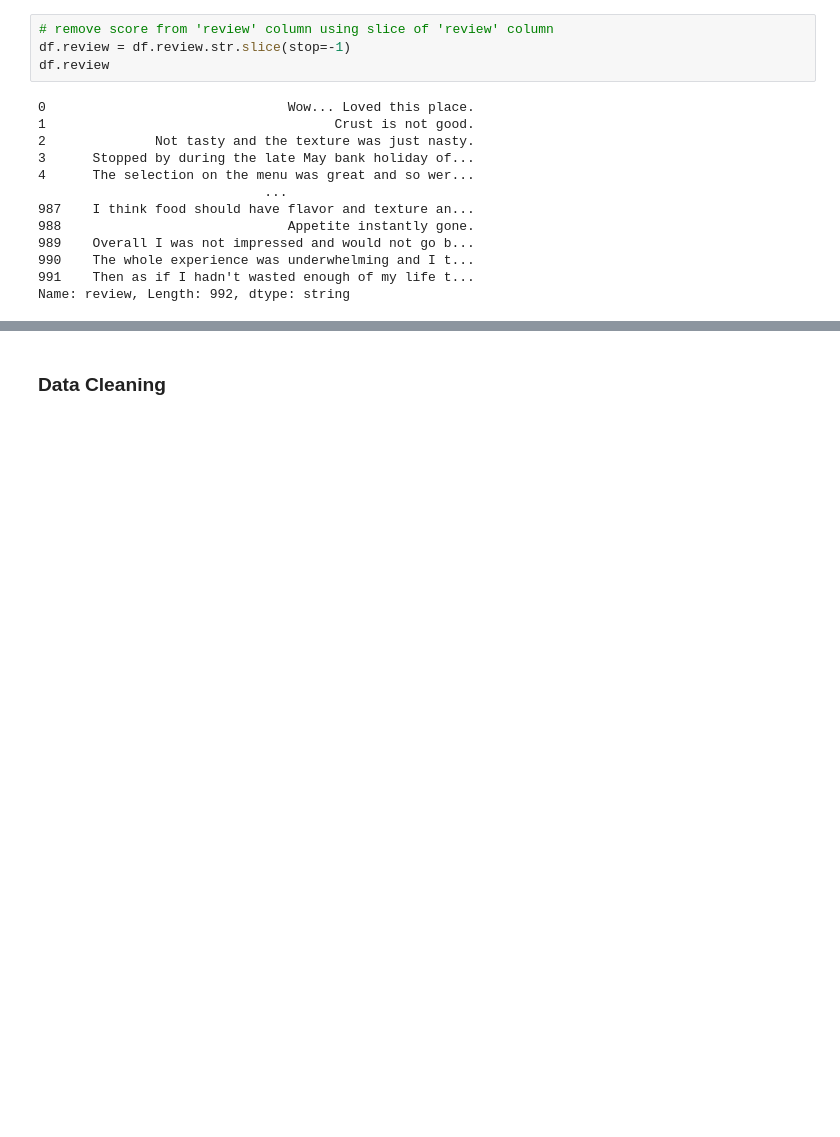
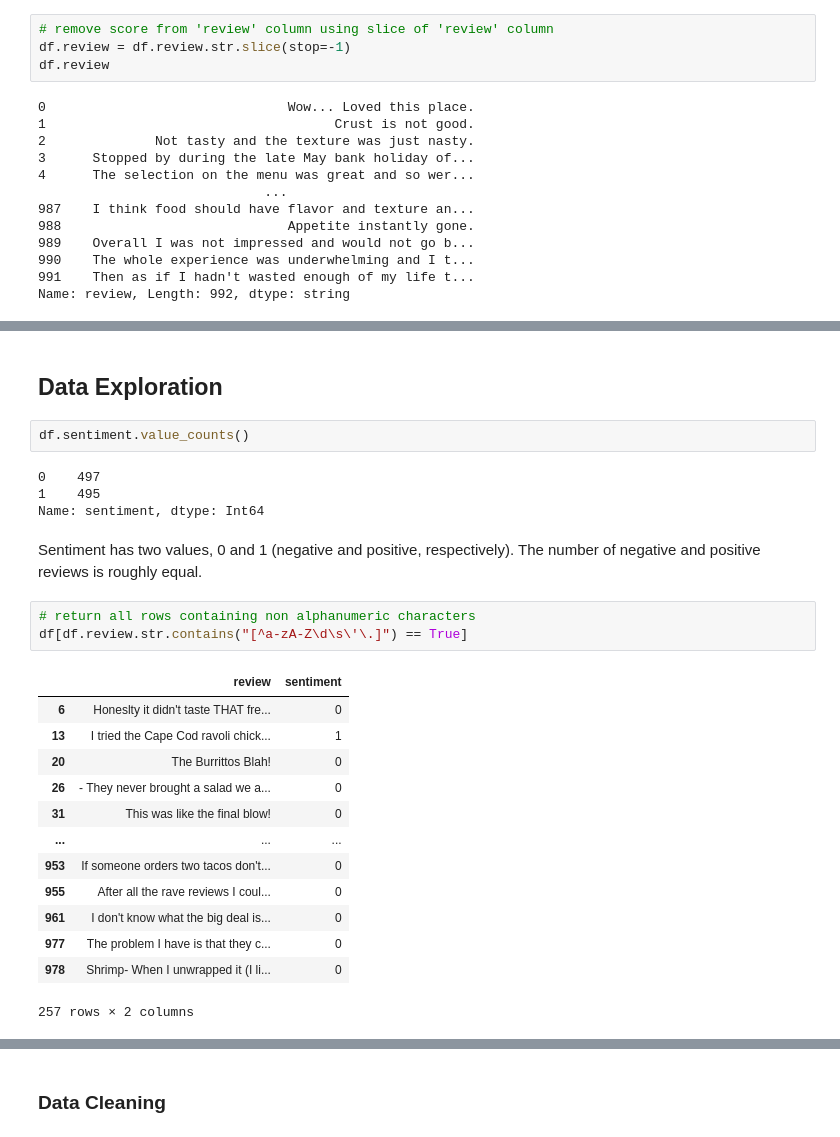
Before and after one commit to sjo1403/advanced-data-analytics, a Jupyter notebook: D213 Task 2.ipynb, the cells around one changed output, grey strips where cells are left out. Cells and saved outputs as stored; diff of their text form; blank space fills up the shorter version.

```diff
--- a/D213 Task 2.ipynb
+++ b/D213 Task 2.ipynb
@@ -93,0 +94,27 @@ df.head(5)
+# %% [markdown]
+## Data Exploration
+# %%
+df.sentiment.value_counts()
+# %% [output]
+0    497
+1    495
+Name: sentiment, dtype: Int64
+# %% [markdown]
+Sentiment has two values, 0 and 1 (negative and positive, respectively). The number of negative and positive reviews is roughly equal.
+# %%
+# return all rows containing non alphanumeric characters
+df[df.review.str.contains("[^a-zA-Z\d\s\'\.]") == True]
+# %% [output]
+|  | review | sentiment |
+| 6 | Honeslty it didn't taste THAT fre... | 0 |
+| 13 | I tried the Cape Cod ravoli chick... | 1 |
+| 20 | The Burrittos Blah! | 0 |
+| 26 | - They never brought a salad we a... | 0 |
+| 31 | This was like the final blow! | 0 |
+| ... | ... | ... |
+| 953 | If someone orders two tacos don't... | 0 |
+| 955 | After all the rave reviews I coul... | 0 |
+| 961 | I don't know what the big deal is... | 0 |
+| 977 | The problem I have is that they c... | 0 |
+| 978 | Shrimp- When I unwrapped it (I li... | 0 |
+257 rows × 2 columns
```
Also changed, not shown: parts of 20 cells of this notebook.
